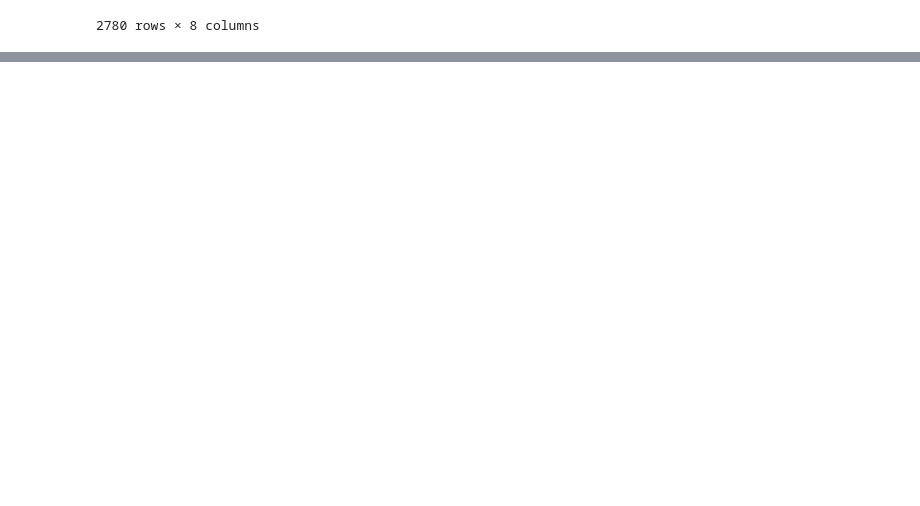
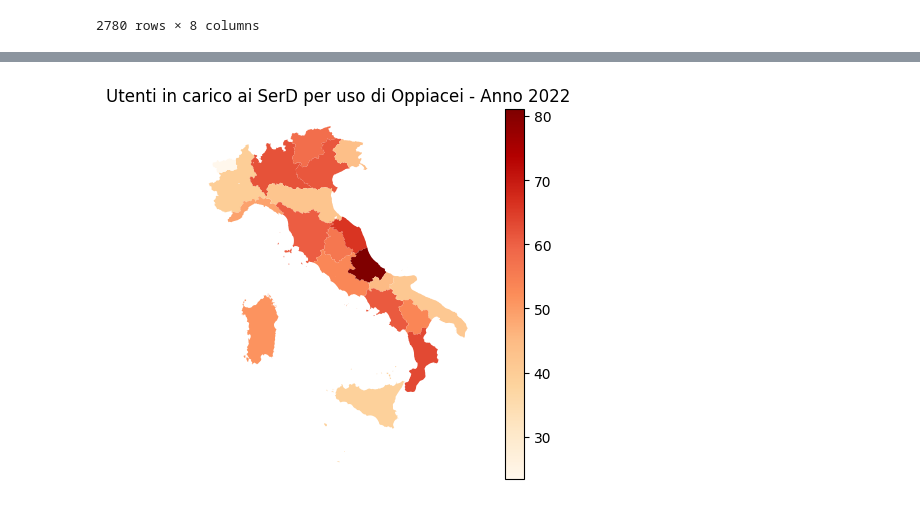
Before and after one commit to armandoschianodicola/italy-stats, a Jupyter notebook: 001/main.ipynb, the cells around one changed output, grey strips where cells are left out. Cells and saved outputs as stored; diff of their text form; code cells hidden in the pictures; blank space fills up the shorter version.

```diff
--- a/001/main.ipynb
+++ b/001/main.ipynb
@@ -204,3 +236,13 @@ plot_oppiacei.set_axis_off()
+# %%
+plot_oppiacei = gdf_oppiacei.plot(
+    column="utenti_std",
+    legend=True,
+    cmap='OrRd'
+);
+plt.title("Utenti in carico ai SerD per uso di Oppiacei - Anno 2022")
+plot_oppiacei.set_axis_off()
+# %% [output]
+[figure, added]
 # %%
 plot_oppiacei = regions_df.loc[regions_df["Categoria Sostanza"] == 'COCAINA', ].plot(
     column="Utenti",
```
Also changed, not shown: parts of 24 cells of this notebook.
